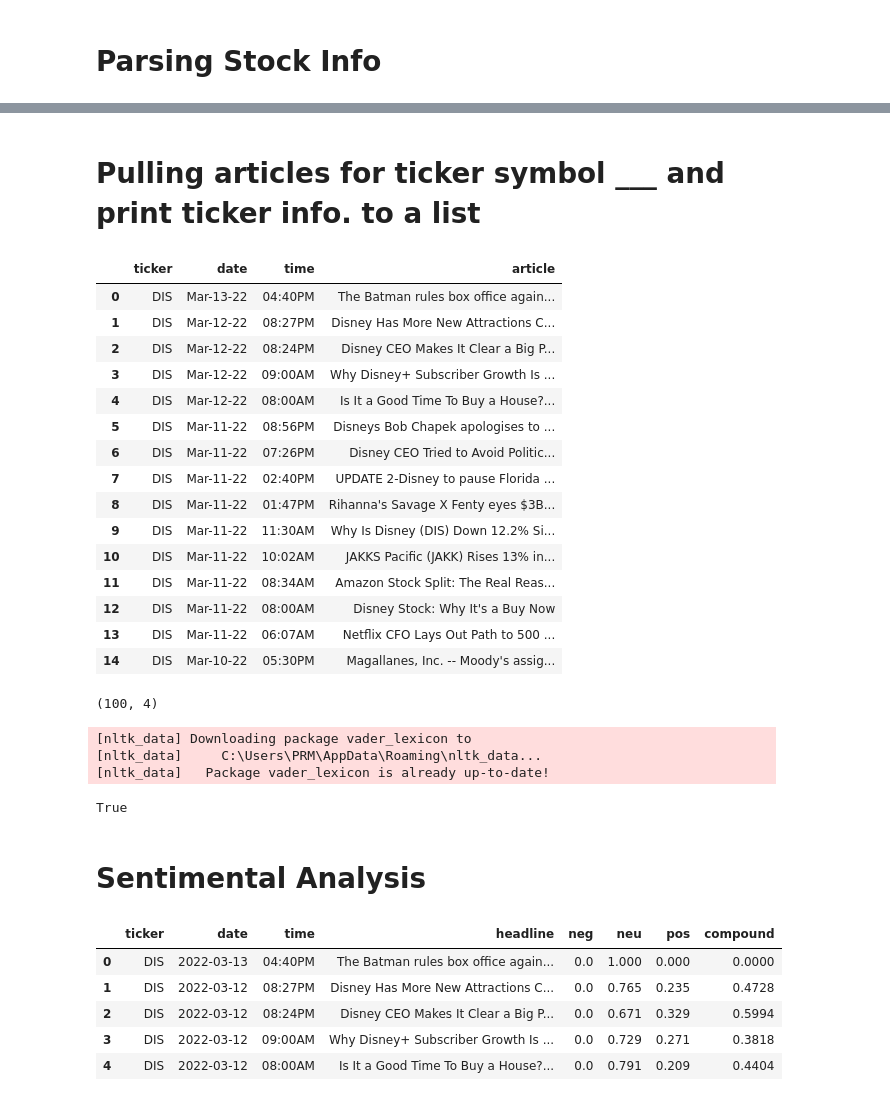
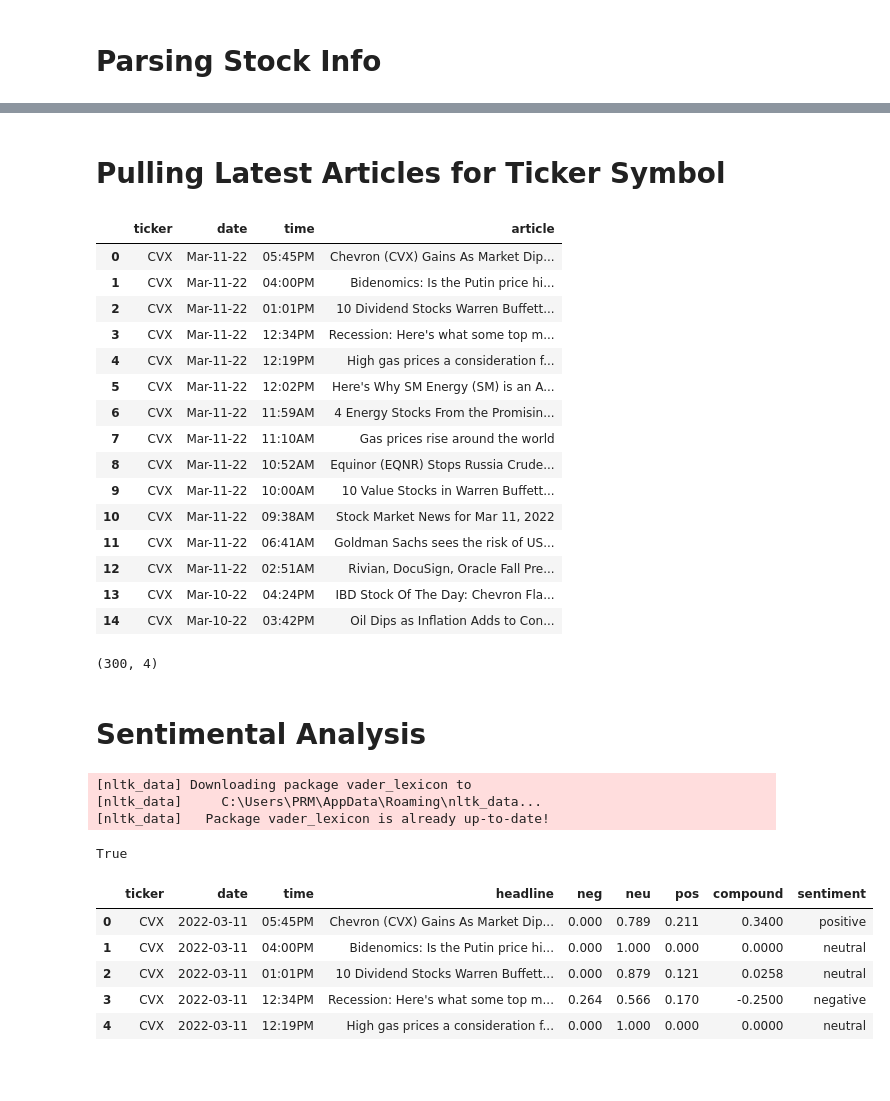
Before and after one commit to pval108/StockNewsScraper, a Jupyter notebook: stocknews_scraper.ipynb, the cells around one changed output, grey strips where cells are left out. Cells and saved outputs as stored; diff of their text form; code cells hidden in the pictures; blank space fills up the shorter version.

```diff
--- a/stocknews_scraper.ipynb
+++ b/stocknews_scraper.ipynb
@@ -21,7 +22,7 @@ finwiz_url = 'https://finviz.com/quote.ashx?t='
 
 news_tables = {}
 
-tickers = ['DIS']
+tickers = ['CVX','XOM','HFC']
 
 for ticker in tickers:
     url = finwiz_url + ticker
@@ -65,5 +65,5 @@ Mar-11-22 08:56PM
-# %% [markdown]
-# Pulling articles for ticker symbol ___ and print ticker info. to a list
+# %% [markdown]
+# Pulling Latest Articles for Ticker Symbol
 # %%
 parsed_news = []
 
@@ -94,25 +94,27 @@ for file_name, news_table in news_tables.items():
 pd.DataFrame(parsed_news,columns=('ticker','date','time','article')).head(15)
 # %% [output]
 |  | ticker | date | time | article |
-| 0 | DIS | Mar-13-22 | 04:40PM | The Batman rules box office again... |
-| 1 | DIS | Mar-12-22 | 08:27PM | Disney Has More New Attractions C... |
-| 2 | DIS | Mar-12-22 | 08:24PM | Disney CEO Makes It Clear a Big P... |
-| 3 | DIS | Mar-12-22 | 09:00AM | Why Disney+ Subscriber Growth Is ... |
-| 4 | DIS | Mar-12-22 | 08:00AM | Is It a Good Time To Buy a House?... |
-| 5 | DIS | Mar-11-22 | 08:56PM | Disneys Bob Chapek apologises to ... |
-| 6 | DIS | Mar-11-22 | 07:26PM | Disney CEO Tried to Avoid Politic... |
-| 7 | DIS | Mar-11-22 | 02:40PM | UPDATE 2-Disney to pause Florida ... |
-| 8 | DIS | Mar-11-22 | 01:47PM | Rihanna's Savage X Fenty eyes $3B... |
-| 9 | DIS | Mar-11-22 | 11:30AM | Why Is Disney (DIS) Down 12.2% Si... |
-| 10 | DIS | Mar-11-22 | 10:02AM | JAKKS Pacific (JAKK) Rises 13% in... |
-| 11 | DIS | Mar-11-22 | 08:34AM | Amazon Stock Split: The Real Reas... |
-| 12 | DIS | Mar-11-22 | 08:00AM | Disney Stock: Why It's a Buy Now |
-| 13 | DIS | Mar-11-22 | 06:07AM | Netflix CFO Lays Out Path to 500 ... |
-| 14 | DIS | Mar-10-22 | 05:30PM | Magallanes, Inc. -- Moody's assig... |
+| 0 | CVX | Mar-11-22 | 05:45PM | Chevron (CVX) Gains As Market Dip... |
+| 1 | CVX | Mar-11-22 | 04:00PM | Bidenomics: Is the Putin price hi... |
+| 2 | CVX | Mar-11-22 | 01:01PM | 10 Dividend Stocks Warren Buffett... |
+| 3 | CVX | Mar-11-22 | 12:34PM | Recession: Here's what some top m... |
+| 4 | CVX | Mar-11-22 | 12:19PM | High gas prices a consideration f... |
+| 5 | CVX | Mar-11-22 | 12:02PM | Here's Why SM Energy (SM) is an A... |
+| 6 | CVX | Mar-11-22 | 11:59AM | 4 Energy Stocks From the Promisin... |
+| 7 | CVX | Mar-11-22 | 11:10AM | Gas prices rise around the world |
+| 8 | CVX | Mar-11-22 | 10:52AM | Equinor (EQNR) Stops Russia Crude... |
+| 9 | CVX | Mar-11-22 | 10:00AM | 10 Value Stocks in Warren Buffett... |
+| 10 | CVX | Mar-11-22 | 09:38AM | Stock Market News for Mar 11, 2022 |
+| 11 | CVX | Mar-11-22 | 06:41AM | Goldman Sachs sees the risk of US... |
+| 12 | CVX | Mar-11-22 | 02:51AM | Rivian, DocuSign, Oracle Fall Pre... |
+| 13 | CVX | Mar-10-22 | 04:24PM | IBD Stock Of The Day: Chevron Fla... |
+| 14 | CVX | Mar-10-22 | 03:42PM | Oil Dips as Inflation Adds to Con... |
 # %%
 pd.DataFrame(parsed_news,columns=('ticker','date','time','article')).shape
 # %% [output]
-(100, 4)
+(300, 4)
+# %% [markdown]
+# Sentimental Analysis
 # %%
 nltk.download('vader_lexicon')
 # %% [output]
@@ -120,37 +122,38 @@ nltk.download('vader_lexicon')
 [nltk_data]     C:\Users\PRM\AppData\Roaming\nltk_data...
 [nltk_data]   Package vader_lexicon is already up-to-date!
 True
-# %% [markdown]
-# Sentimental Analysis
 # %%
 vader = SentimentIntensityAnalyzer()
 
 # Set column names
 columns = ['ticker', 'date', 'time', 'headline']
 
 # Convert the parsed_news list into a DataFrame called 'parsed_and_scored_news'
 parsed_and_scored_news = pd.DataFrame(parsed_news, columns=columns)
 
 # Iterate through the headlines and get the polarity scores using vader
 scores = parsed_and_scored_news['headline'].apply(vader.polarity_scores).tolist()
 
 # Convert the 'scores' list of dicts into a DataFrame
 scores_df = pd.DataFrame(scores)
 
 # Join the DataFrames of the news and the list of dicts
 parsed_and_scored_news = parsed_and_scored_news.join(scores_df, rsuffix='_right')
 
 # Convert the date column from string to datetime
 parsed_and_scored_news['date'] = pd.to_datetime(parsed_and_scored_news['date'])
+
+parsed_and_scored_news['sentiment'] = np.where(parsed_and_scored_news['compound'] >= .05, 'positive',np.where((parsed_and_scored_news['compound'] >= -.05) & (parsed_and_scored_news['compound'] <= .05), 'neutral','negative'))
+
 parsed_and_scored_news.head()
 
 
 #compound - sentiment score - the higher the more positive (-1,1)
 #
 # %% [output]
-|  | ticker | date | time | headline | neg | neu | pos | compound |
-| 0 | DIS | 2022-03-13 | 04:40PM | The Batman rules box office again... | 0.0 | 1.000 | 0.000 | 0.0000 |
-| 1 | DIS | 2022-03-12 | 08:27PM | Disney Has More New Attractions C... | 0.0 | 0.765 | 0.235 | 0.4728 |
-| 2 | DIS | 2022-03-12 | 08:24PM | Disney CEO Makes It Clear a Big P... | 0.0 | 0.671 | 0.329 | 0.5994 |
-| 3 | DIS | 2022-03-12 | 09:00AM | Why Disney+ Subscriber Growth Is ... | 0.0 | 0.729 | 0.271 | 0.3818 |
-| 4 | DIS | 2022-03-12 | 08:00AM | Is It a Good Time To Buy a House?... | 0.0 | 0.791 | 0.209 | 0.4404 |
+|  | ticker | date | time | headline | neg | neu | pos | compound | sentiment |
+| 0 | CVX | 2022-03-11 | 05:45PM | Chevron (CVX) Gains As Market Dip... | 0.000 | 0.789 | 0.211 | 0.3400 | positive |
+| 1 | CVX | 2022-03-11 | 04:00PM | Bidenomics: Is the Putin price hi... | 0.000 | 1.000 | 0.000 | 0.0000 | neutral |
+| 2 | CVX | 2022-03-11 | 01:01PM | 10 Dividend Stocks Warren Buffett... | 0.000 | 0.879 | 0.121 | 0.0258 | neutral |
+| 3 | CVX | 2022-03-11 | 12:34PM | Recession: Here's what some top m... | 0.264 | 0.566 | 0.170 | -0.2500 | negative |
+| 4 | CVX | 2022-03-11 | 12:19PM | High gas prices a consideration f... | 0.000 | 1.000 | 0.000 | 0.0000 | neutral |
```
Also changed, not shown: parts of 11 cells of this notebook.
